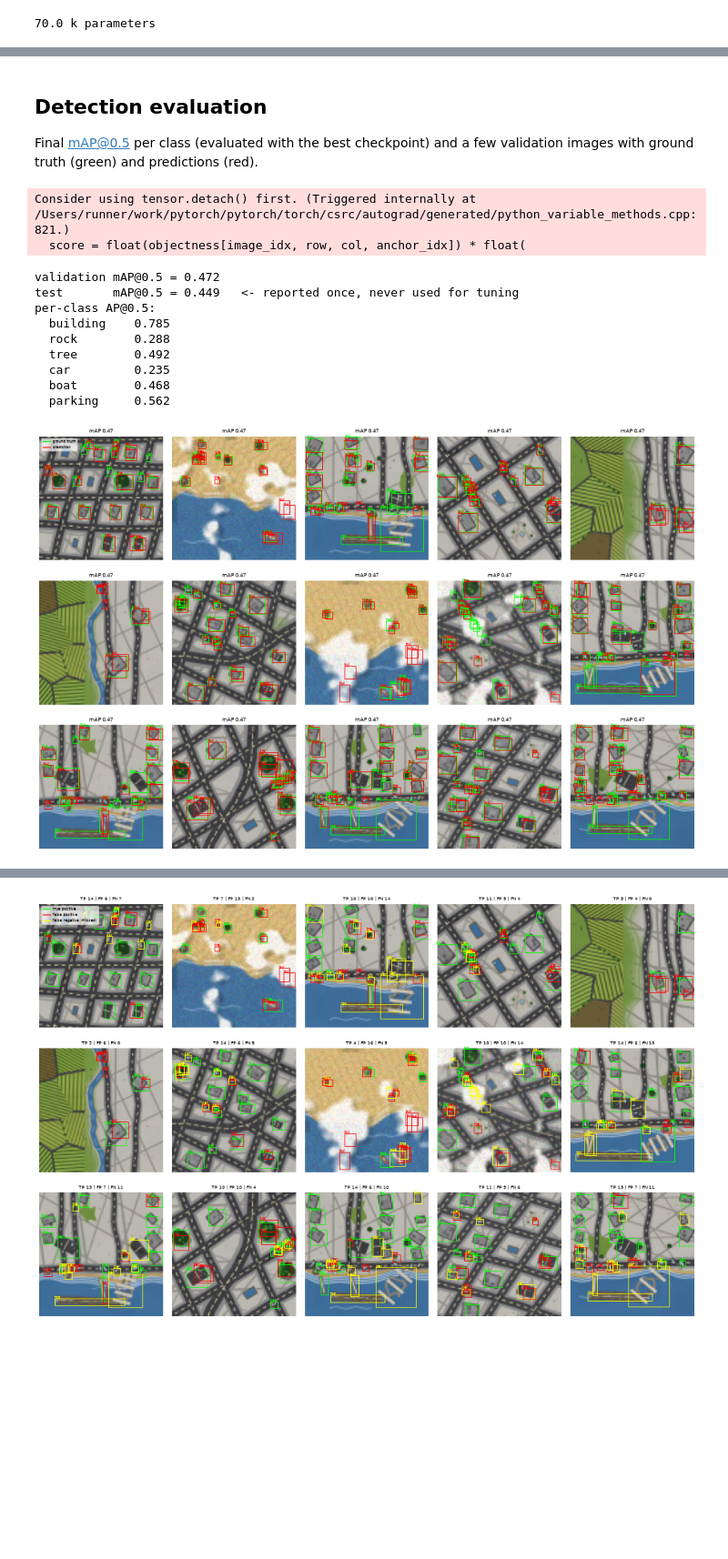
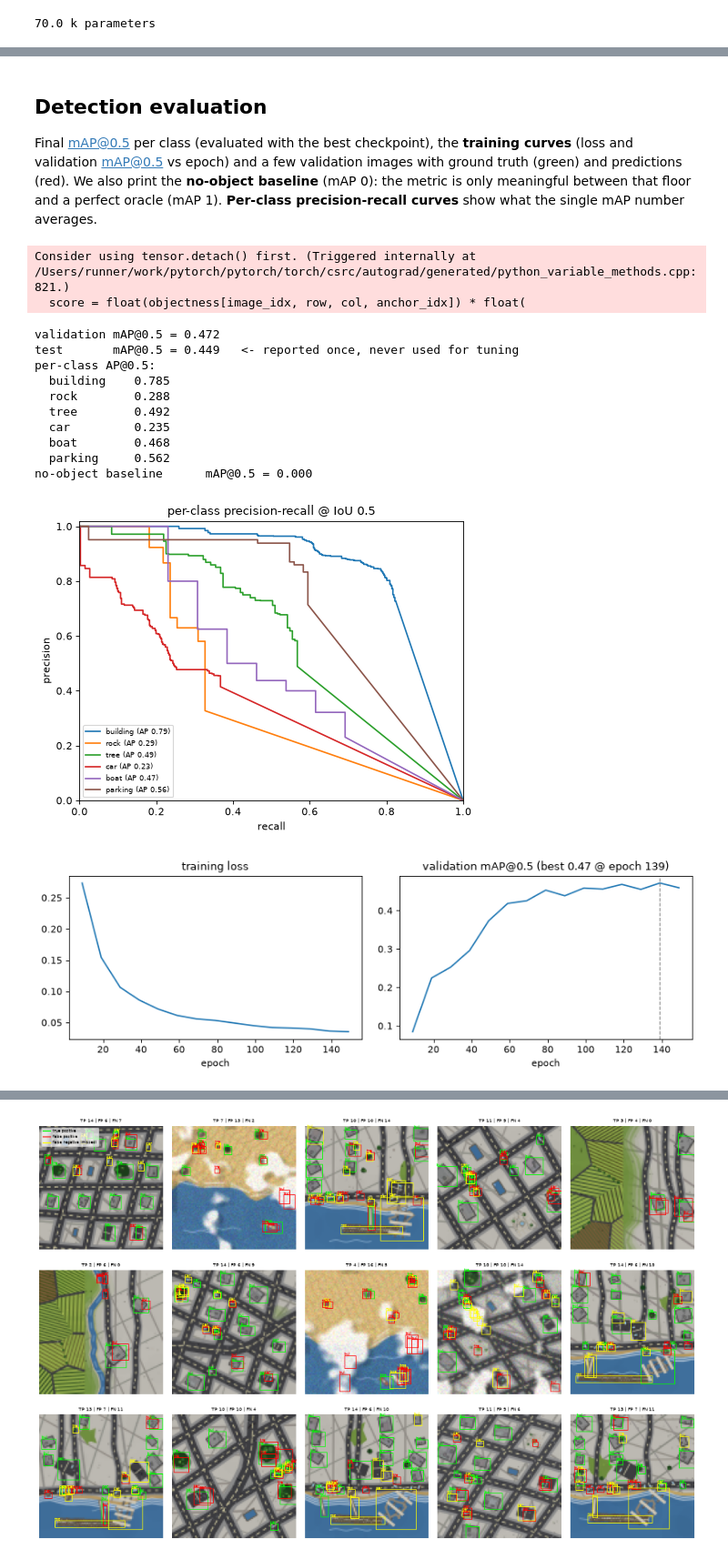
Before and after one commit to ogrisel/mplsyn, a Jupyter notebook: notebooks/08_train_object_detection.ipynb, the cells around one changed output, grey strips where cells are left out. Shown at 91% size. Cells and saved outputs as stored; diff of their text form; code cells hidden in the pictures; blank space fills up the shorter version.

```diff
--- a/notebooks/08_train_object_detection.ipynb
+++ b/notebooks/08_train_object_detection.ipynb
@@ -389,11 +389,11 @@ def decode_predictions(predictions, anchors, score_threshold=0.05, top_k=20, iou
     return results
 
 
-def average_precision(detections, targets, class_name, iou_threshold=0.5):
-    """Area under the precision-recall curve for one class (greedy matching)."""
+def precision_recall_curve(detections, targets, class_name, iou_threshold=0.5):
+    """Return (recall, precision, AP) for one class (greedy matching)."""
     n_positive = sum(1 for boxes in targets for name, _ in boxes if name == class_name)
     if n_positive == 0:
-        return None
+        return None, None, None
     ranked = sorted(
         [(score, image_idx, box)
          for image_idx, dets in enumerate(detections)
@@ -415,7 +415,7 @@ def average_precision(detections, targets, class_name, iou_threshold=0.5):
         else:
             true_positives.append(0); false_positives.append(1)
     if not true_positives:
-        return 0.0
+        return np.array([0.0, 1.0]), np.array([0.0, 0.0]), 0.0
     true_positives = np.cumsum(true_positives); false_positives = np.cumsum(false_positives)
     recall = true_positives / n_positive
     precision = true_positives / (true_positives + false_positives)
@@ -424,7 +424,14 @@ def average_precision(detections, targets, class_name, iou_threshold=0.5):
     for k in range(len(precision_curve) - 2, -1, -1):
         precision_curve[k] = max(precision_curve[k], precision_curve[k + 1])
     steps = np.where(recall_curve[1:] != recall_curve[:-1])[0]
-    return float(((recall_curve[steps + 1] - recall_curve[steps]) * precision_curve[steps + 1]).sum())
+    average_precision_value = float(
+        ((recall_curve[steps + 1] - recall_curve[steps]) * precision_curve[steps + 1]).sum())
+    return recall_curve, precision_curve, average_precision_value
+
+
+def average_precision(detections, targets, class_name, iou_threshold=0.5):
+    """Area under the precision-recall curve for one class (greedy matching)."""
+    return precision_recall_curve(detections, targets, class_name, iou_threshold)[2]
 
 
 def mean_average_precision(detections, targets):
@@ -583,8 +592,12 @@ best mAP@0.5 0.472 | training time 122.5 s
 # %% [markdown]
 ## Detection evaluation
 
-Final mAP@0.5 per class (evaluated with the best checkpoint) and a few
-validation images with ground truth (green) and predictions (red).
+Final mAP@0.5 per class (evaluated with the best checkpoint), the **training
+curves** (loss and validation mAP@0.5 vs epoch) and a few validation images with
+ground truth (green) and predictions (red). We also print the **no-object
+baseline** (mAP 0): the metric is only meaningful between that floor and a
+perfect oracle (mAP 1). **Per-class precision-recall curves** show what the
+single mAP number averages.
 # %%
 model.eval()
 with torch.no_grad():
@@ -600,6 +613,40 @@ print("per-class AP@0.5:")
 for class_name in CLASSES:
     value = per_class_ap[class_name]
     print(f"  {class_name:11s} {'-' if value is None else f'{value:.3f}'}")
+
+# Reference points for mAP@0.5: an empty prediction set scores 0 (lower bound),
+# a perfect oracle 1. Every point between is earned by the detector.
+print("no-object baseline      mAP@0.5 = 0.000")
+
+# Per-class precision-recall curves: AP is the area under each curve and
+# mAP@0.5 is their mean over the classes present, so a rare class's noisy AP
+# counts as much as a common one.
+fig, ax = plt.subplots(figsize=(6.2, 4.8), dpi=80)
+for class_name in CLASSES:
+    recall_curve, precision_curve, ap = precision_recall_curve(detections, ground_truths, class_name)
+    if recall_curve is None:
+        continue
+    ax.plot(recall_curve, precision_curve, label=f"{class_name} (AP {ap:.2f})")
+ax.set_xlabel("recall"); ax.set_ylabel("precision")
+ax.set_xlim(0, 1); ax.set_ylim(0, 1.02)
+ax.set_title("per-class precision-recall @ IoU 0.5")
+ax.legend(fontsize=7, loc="lower left")
+plt.tight_layout()
+plt.show()
+
+# Training curves: the training loss falls while validation mAP@0.5 rises,
+# then both flatten. The best checkpoint is the peak of the mAP curve.
+fig, axes = plt.subplots(1, 2, figsize=(10, 3.4), dpi=80)
+epochs = [row[0] for row in history]
+axes[0].plot(epochs, [row[1] for row in history])
+axes[0].set_title("training loss"); axes[0].set_xlabel("epoch")
+best_epoch = epochs[int(np.argmax([row[2] for row in history]))]
+axes[1].plot(epochs, [row[2] for row in history])
+axes[1].axvline(best_epoch, color="grey", linestyle="--", linewidth=1)
+axes[1].set_title(f"validation mAP@0.5 (best {max(row[2] for row in history):.2f} @ epoch {best_epoch})")
+axes[1].set_xlabel("epoch")
+plt.tight_layout()
+plt.show()
 
 
 def draw_boxes(ax, boxes, color):
@@ -610,31 +657,33 @@ def draw_boxes(ax, boxes, color):
             edgecolor=color, facecolor="none", linewidth=1.0))
         ax.text(x0 * SIZE, (1 - y1) * SIZE, class_name[:3], color=color, fontsize=6)
 
 
 # Qualitative check: three rows of five validation scenes, ground truth (green)
 # against the best-checkpoint predictions (red).
 fig, axes = plt.subplots(3, 5, figsize=(15, 10), dpi=60)
 for sample_idx, ax in enumerate(axes.ravel()):
     ax.imshow(val_images[sample_idx].permute(1, 2, 0))
     draw_boxes(ax, [(n, 1.0, *b) for n, b in ground_truths[sample_idx]], "lime")
     draw_boxes(ax, detections[sample_idx], "red")
     ax.set_title(f"mAP {mean_ap:.2f}", fontsize=8)
     ax.axis("off")
 legend_handles = [plt.Line2D([], [], color="lime", label="ground truth"),
                   plt.Line2D([], [], color="red", label="prediction")]
 axes.ravel()[0].legend(handles=legend_handles, loc="upper left", fontsize=6, framealpha=0.7)
 plt.tight_layout()
 plt.show()
 # %% [output]
 Consider using tensor.detach() first. (Triggered internally at /Users/runner/work/pytorch/pytorch/torch/csrc/autograd/generated/python_variable_methods.cpp:821.)
   score = float(objectness[image_idx, row, col, anchor_idx]) * float(
 validation mAP@0.5 = 0.472
 test       mAP@0.5 = 0.449   <- reported once, never used for tuning
 per-class AP@0.5:
   building    0.785
   rock        0.288
   tree        0.492
   car         0.235
   boat        0.468
   parking     0.562
+no-object baseline      mAP@0.5 = 0.000
-[figure, old version]
+[figure, new version]
+[figure, added]
```
Also changed, not shown: parts of 8 cells of this notebook, 6 other files.
